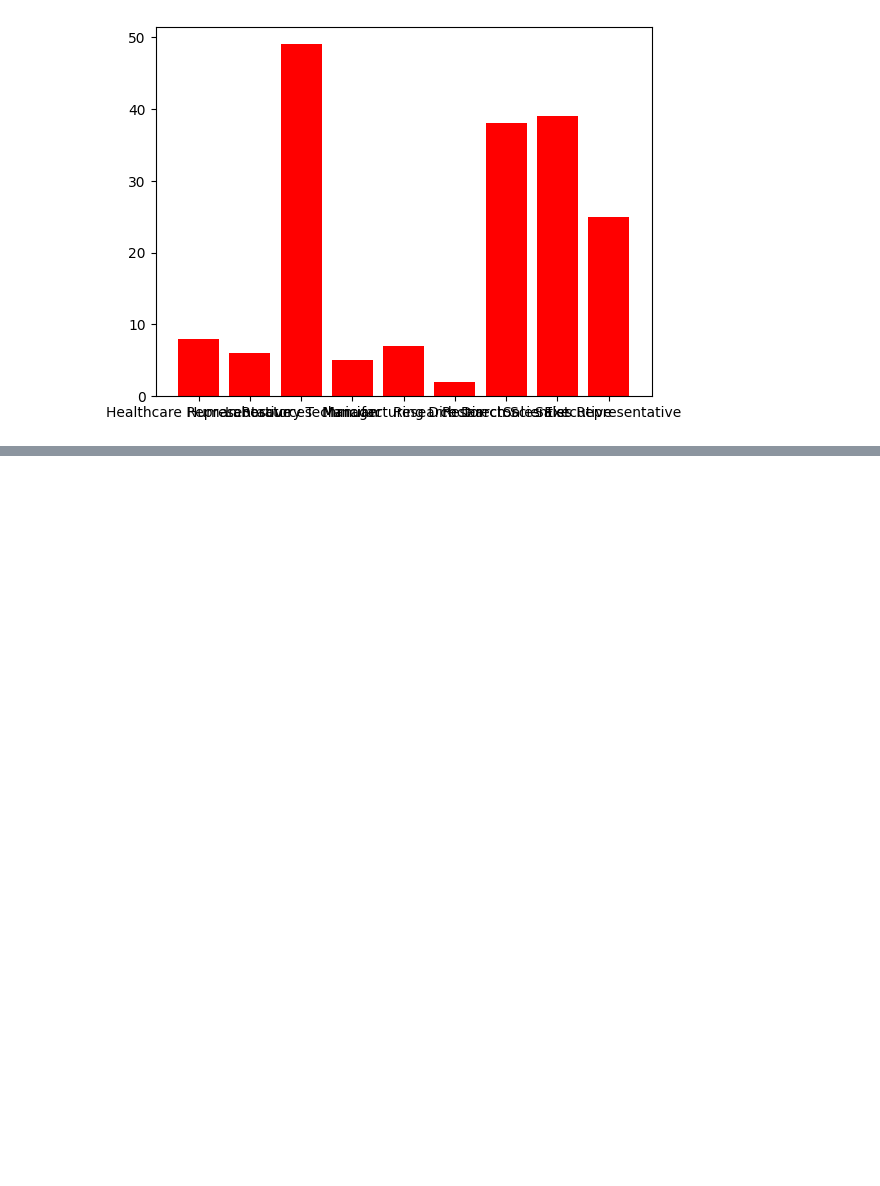
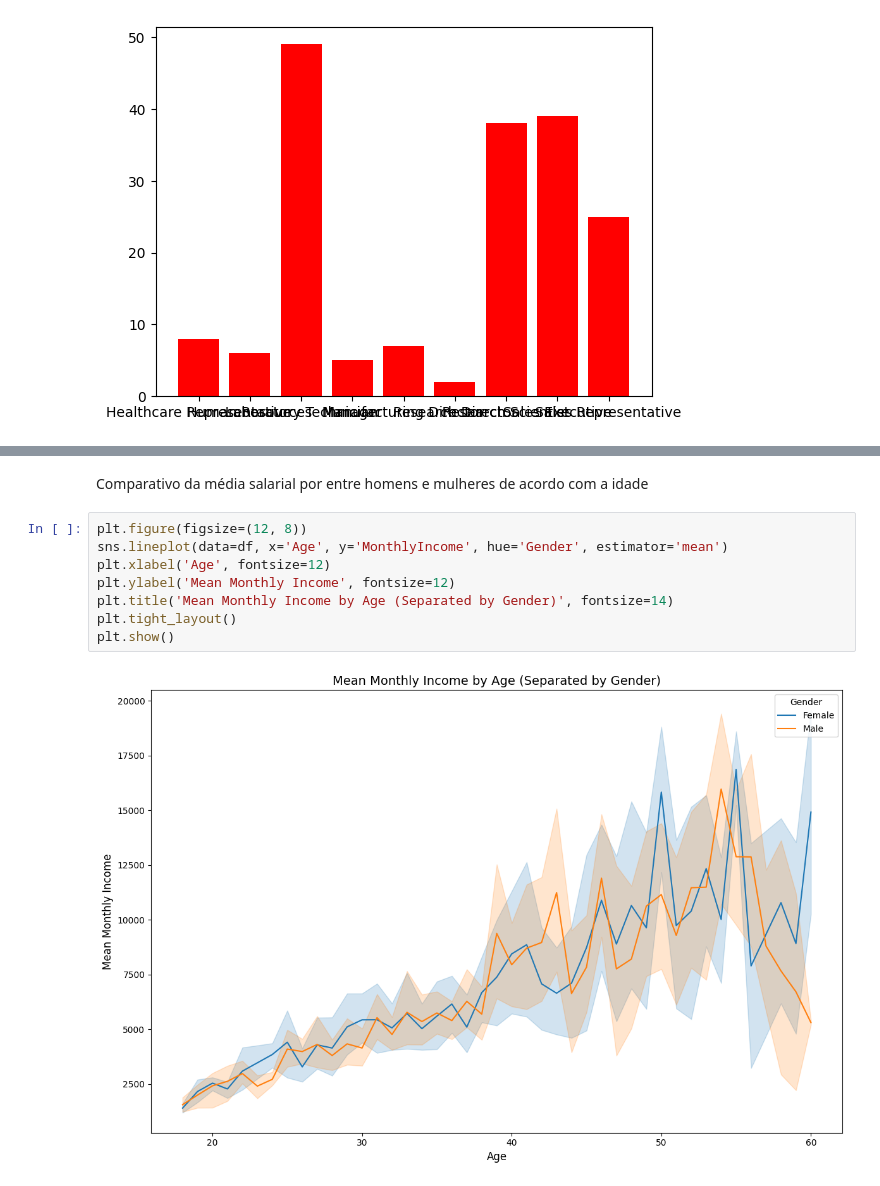
Before and after one commit to ptkwan/analise-rotatividade-ibm, a Jupyter notebook: notebook.ipynb, the cells around one changed output, grey strips where cells are left out. Cells and saved outputs as stored; diff of their text form; blank space fills up the shorter version.

```diff
--- a/notebook.ipynb
+++ b/notebook.ipynb
@@ -169,0 +211,12 @@ plt.show()
+# %% [markdown]
+Comparativo da média salarial por entre homens e mulheres de acordo com a idade
+# %%
+plt.figure(figsize=(12, 8))
+sns.lineplot(data=df, x='Age', y='MonthlyIncome', hue='Gender', estimator='mean')
+plt.xlabel('Age', fontsize=12)
+plt.ylabel('Mean Monthly Income', fontsize=12)
+plt.title('Mean Monthly Income by Age (Separated by Gender)', fontsize=14)
+plt.tight_layout()
+plt.show()
+# %% [output]
+[figure, added]
```
Also changed, not shown: parts of 11 cells of this notebook.
